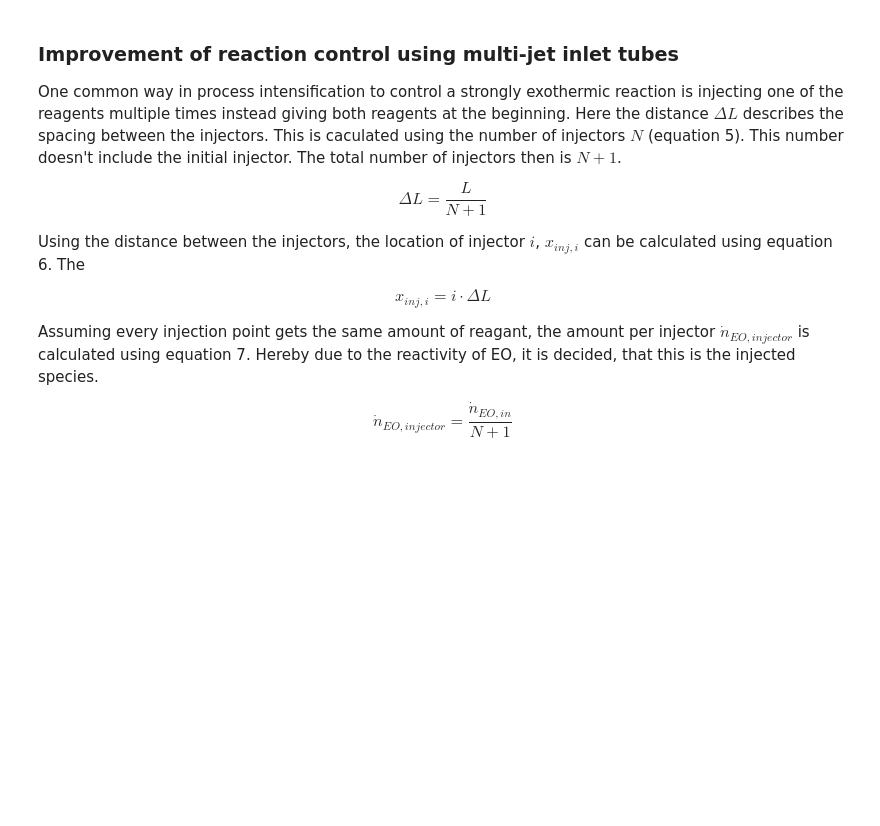
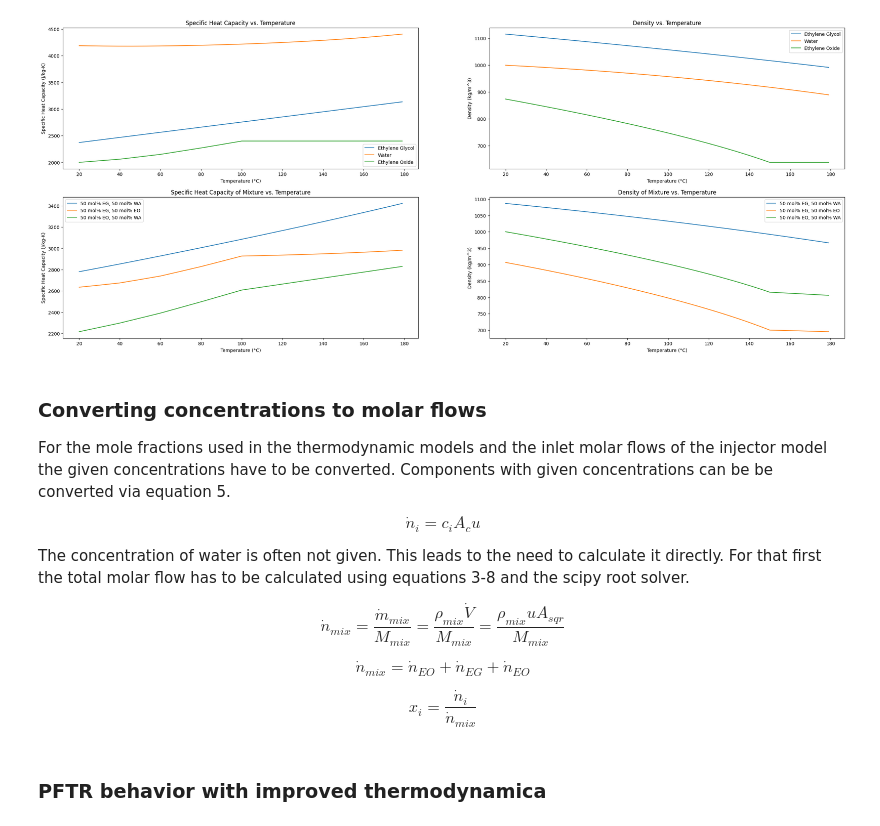
Before and after one commit to SirHenry1st/CRE_3, a Jupyter notebook: Assignment 3/CRE3_assignment_3_NoahsMarkdown.ipynb, the cells around one changed output. Cells and saved outputs as stored; diff of their text form; code cells hidden in the pictures; blank space fills up the shorter version.

```diff
--- a/Assignment 3/CRE3_assignment_3_NoahsMarkdown.ipynb
+++ b/Assignment 3/CRE3_assignment_3_NoahsMarkdown.ipynb
@@ -54,13 +199,50 @@ $$
+# %%
+fig, ax = plt.subplots(nrows=2, ncols=2, figsize=(30, 12))
+T_range = np.arange(20, 180, 1) + 273.15
+ax[0, 0].plot(T_range - 273.15, c_p_EG(T_range), label='Ethylene Glycol')
+ax[0, 0].plot(T_range - 273.15, c_p_WA(T_range), label='Water')
+ax[0, 0].plot(T_range - 273.15, c_p_EO_interp(T_range), label='Ethylene Oxide')
+ax[0, 0].set_xlabel('Temperature (°C)')
+ax[0, 0].set_ylabel('Specific Heat Capacity (J/kg-K)')
+ax[0, 0].set_title('Specific Heat Capacity vs. Temperature')
+ax[0, 0].legend()
+
+ax[0, 1].plot(T_range - 273.15, rho_EG(T_range), label='Ethylene Glycol')
+ax[0, 1].plot(T_range - 273.15, rho_WA(T_range), label='Water')
+ax[0, 1].plot(T_range - 273.15, rho_EO(T_range), label='Ethylene Oxide')
+ax[0, 1].set_xlabel('Temperature (°C)')
+ax[0, 1].set_ylabel('Density (kg/m^3)')
+ax[0, 1].set_title('Density vs. Temperature')
+ax[0, 1].legend()
+
+ax[1, 0].plot(T_range - 273.15, c_p_mix(T_range,  np.array([0.5, 0.5, 0])), label='50 mol% EG, 50 mol% WA')
+ax[1, 0].plot(T_range - 273.15, c_p_mix(T_range, np.array([0.5, 0, 0.5])), label='50 mol% EG, 50 mol% EO')
+ax[1, 0].plot(T_range - 273.15, c_p_mix(T_range, np.array([0, 0.5, 0.5])), label='50 mol% EO, 50 mol% WA')
+ax[1, 0].set_xlabel('Temperature (°C)')
+ax[1, 0].set_ylabel('Specific Heat Capacity (J/kg-K)')
+ax[1, 0].set_title('Specific Heat Capacity of Mixture vs. Temperature')
+ax[1, 0].legend()
+
+ax[1, 1].plot(T_range - 273.15, rho_mix(T_range, np.array([0.5, 0.5, 0])), label='50 mol% EG, 50 mol% WA')
+ax[1, 1].plot(T_range - 273.15, rho_mix(T_range, np.array([0.5, 0, 0.5])), label='50 mol% EG, 50 mol% EO')
+ax[1, 1].plot(T_range - 273.15, rho_mix(T_range, np.array([0, 0.5, 0.5])), label='50 mol% EO, 50 mol% WA')
+ax[1, 1].set_xlabel('Temperature (°C)')
+ax[1, 1].set_ylabel('Density (kg/m^3)')
+ax[1, 1].set_title('Density of Mixture vs. Temperature')
+ax[1, 1].legend()
+plt.show()
+# %% [output]
+[figure, added]
 # %% [markdown]
-### Improvement of reaction control using multi-jet inlet tubes
-One common way in process intensification to control a strongly exothermic reaction is injecting one of the reagents multiple times instead giving both reagents at the beginning. Here the distance $\Delta L$ describes the spacing between the injectors. This is caculated using the number of injectors $N$ (equation 5). This number doesn't include the initial injector. The total number of injectors then is $N+1$.
+### Converting concentrations to molar flows
+For the mole fractions used in the thermodynamic models and the inlet molar flows of the injector model the given concentrations have to be converted. Components with given concentrations can be be converted via equation 5.
 
-$$ \Delta L = \frac{L}{N + 1}  \tag{5} $$
+$$ \dot{n}_i = c_iA_{c}u \tag{6} $$
 
-Using the distance between the injectors, the location of injector $i$, $x_{inj, i}$ can be calculated using equation 6. The
+The concentration of water is often not given. This leads to the need to calculate it directly. For that first the total molar flow has to be calculated using equations 3-8 and the scipy root solver.
 
-$$ x_{inj, i} =  i \cdot \Delta L \tag{6} $$
+$$ \dot{n}_{mix} = \frac{\dot{m}_{mix}}{M_{mix}} =  \frac{\rho_{mix} \dot{V}}{M_{mix}} = \frac{\rho_{mix} u A_{sqr}}{M_{mix}} \tag{7} $$
 
-Assuming every injection point gets the same amount of reagant, the amount per injector $\dot{n}_{EO, injector}$ is calculated using equation 7. Hereby due to the reactivity of EO, it is decided, that this is the injected species.
+$$ \dot{n}_{mix} = \dot{n}_{EO} + \dot{n}_{EG} + \dot{n}_{EO} \tag{8} $$
 
-$$ \dot{n}_{EO, injector} = \frac{\dot{n}_{EO, in}}{N + 1} \tag{7} $$
+$$ x_i = \frac{\dot{n}_{i} }{\dot{n}_{mix}} \tag{9} $$
@@ -66,0 +268,2 @@ $$ \dot{n}_{EO, injector} = \frac{\dot{n}_{EO, in}}{N + 1} \tag{7} $$
+# %% [markdown]
+### PFTR behavior with improved thermodynamica
```
Also changed, not shown: parts of 14 cells of this notebook, 1 other file.
